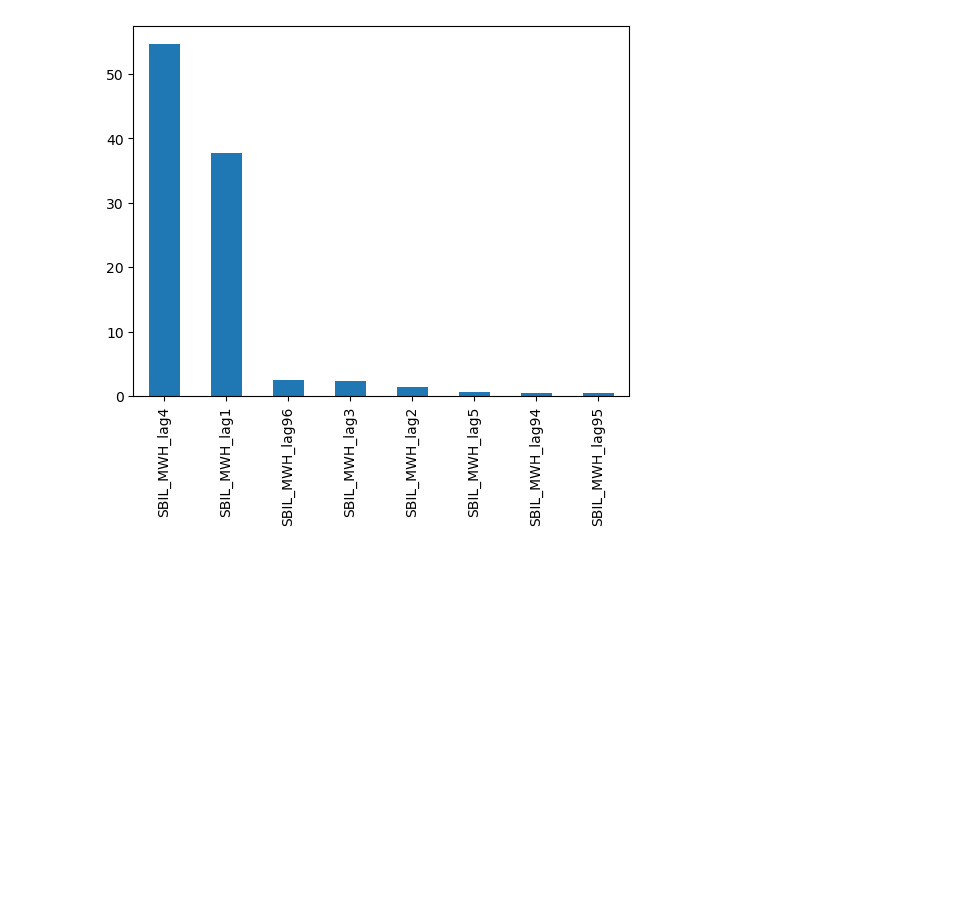
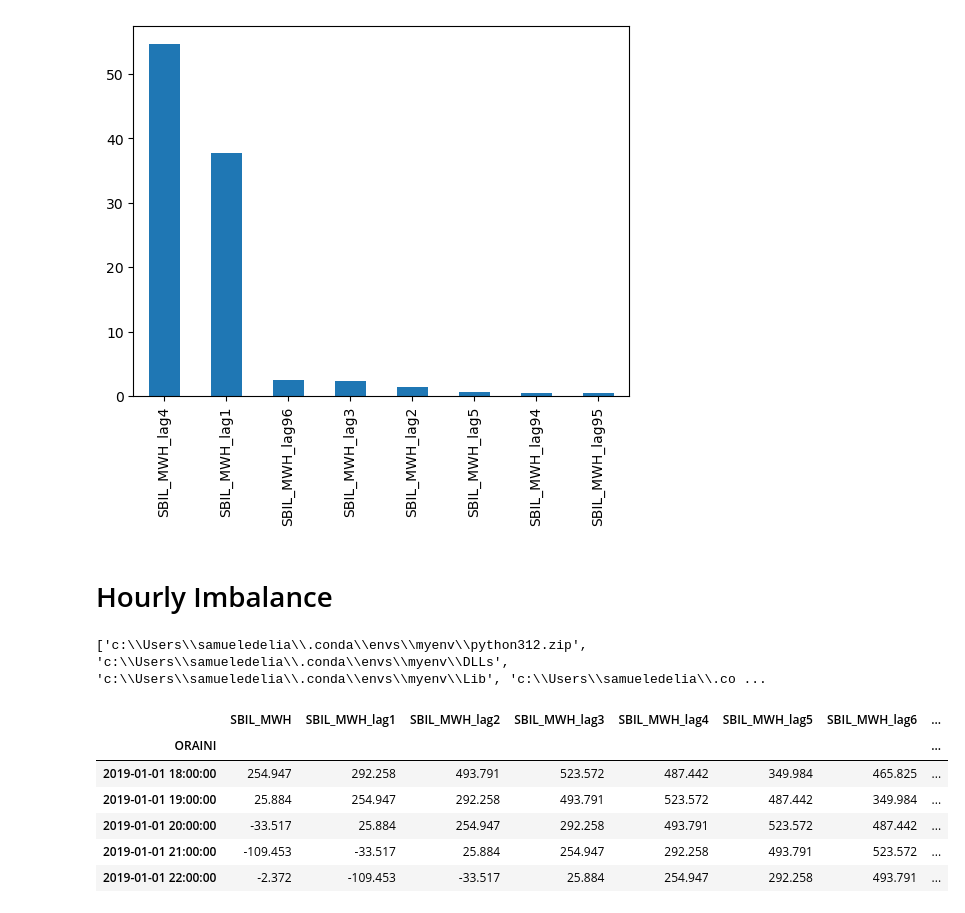
Before and after one commit to samueledelia/Italian-imbalance-forecasting, a Jupyter notebook: notebook/feature_selection.ipynb, the cells around one changed output. Saved outputs shown, nothing was run; the diff lists cells and outputs as text; code cells hidden in the pictures; blank space fills up the shorter version.

```diff
--- a/notebook/feature_selection.ipynb
+++ b/notebook/feature_selection.ipynb
@@ -94,4 +94,65 @@ feature_importance.importance.nlargest(15).plot(kind="bar")
 plt.show()
 # %% [output]
 [figure]
+# %% [markdown]
+# Hourly Imbalance
+# %%
+import sys
+print(sys.path)
+import os
+import pandas as pd
+import numpy as np
+
+# Add the source directory to the system path
+sys.path.append(os.path.abspath('../src'))
+from open_data import fetch_db_table_sqlserver16
+import matplotlib.pyplot as plt
+
+# SQL query to fetch data
+sql_query = "SELECT * FROM TERNA_SUNSET_SEGNO_QH"
+qh = fetch_db_table_sqlserver16(sql=sql_query, verbose=False)
+qh = qh.sort_values(by='ORAINI')
+
+# Filter the DataFrame for the relevant columns and rows
+qh = qh[['MACROZONA', 'ORAINI', 'SBIL_MWH']]
+# Convert ORAINI to datetime using the correct method
+qh['ORAINI'] = pd.to_datetime(qh['ORAINI'], format='%Y%m%d%H%M')
+qh.set_index('ORAINI', inplace=True)
+# Nord
+qh_nord = qh[qh['MACROZONA'] == 'NORD']
+# Sud
+qh_sud = qh[qh['MACROZONA'] == 'SUD']
+
+# Resample to hourly data and take the sum of 'SBIL_MWH' for each hour
+h_nord = qh_nord.resample('H').sum()
+
+# Clean the 'MACROZONA' column to retain only 'NORD'
+h_nord['MACROZONA'] = h_nord['MACROZONA'].str[:4]
+# %% [output]
+['c:\\Users\\samueledelia\\.conda\\envs\\myenv\\python312.zip', 'c:\\Users\\samueledelia\\.conda\\envs\\myenv\\DLLs', 'c:\\Users\\samueledelia\\.conda\\envs\\myenv\\Lib', 'c:\\Users\\samueledelia\\.co ...
+# %%
+lags = [-x for x in range(1, 7)]
+lags.extend([23, 24, 25, 47, 48, 72, 96])
+
+# Create a new DataFrame with SBIL_MWH and its lagged values
+df_sbil_lagged = h_nord
+
+# Add lagged columns
+for lag in lags:
+    df_sbil_lagged[f'SBIL_MWH_lag{abs(lag)}'] = df_sbil_lagged['SBIL_MWH'].shift(-lag)
+
+# Drop rows with NaN values due to shifting
+df_sbil_lagged.dropna(inplace=True)
+
+df_sbil_lagged = df_sbil_lagged.drop(columns="MACROZONA")
+# Display the resulting DataFrame
+df_sbil_lagged.head()
+# %% [output]
+|  | SBIL_MWH | SBIL_MWH_lag1 | SBIL_MWH_lag2 | SBIL_MWH_lag3 | SBIL_MWH_lag4 | SBIL_MWH_lag5 | SBIL_MWH_lag6 | ... |
+| ORAINI |  |  |  |  |  |  |  | ... |
+| 2019-01-01 18:00:00 | 254.947 | 292.258 | 493.791 | 523.572 | 487.442 | 349.984 | 465.825 | ... |
+| 2019-01-01 19:00:00 | 25.884 | 254.947 | 292.258 | 493.791 | 523.572 | 487.442 | 349.984 | ... |
+| 2019-01-01 20:00:00 | -33.517 | 25.884 | 254.947 | 292.258 | 493.791 | 523.572 | 487.442 | ... |
+| 2019-01-01 21:00:00 | -109.453 | -33.517 | 25.884 | 254.947 | 292.258 | 493.791 | 523.572 | ... |
+| 2019-01-01 22:00:00 | -2.372 | -109.453 | -33.517 | 25.884 | 254.947 | 292.258 | 493.791 | ... |
 # %%
```
Also changed, not shown: parts of 2 cells of this notebook, 7 other files.
